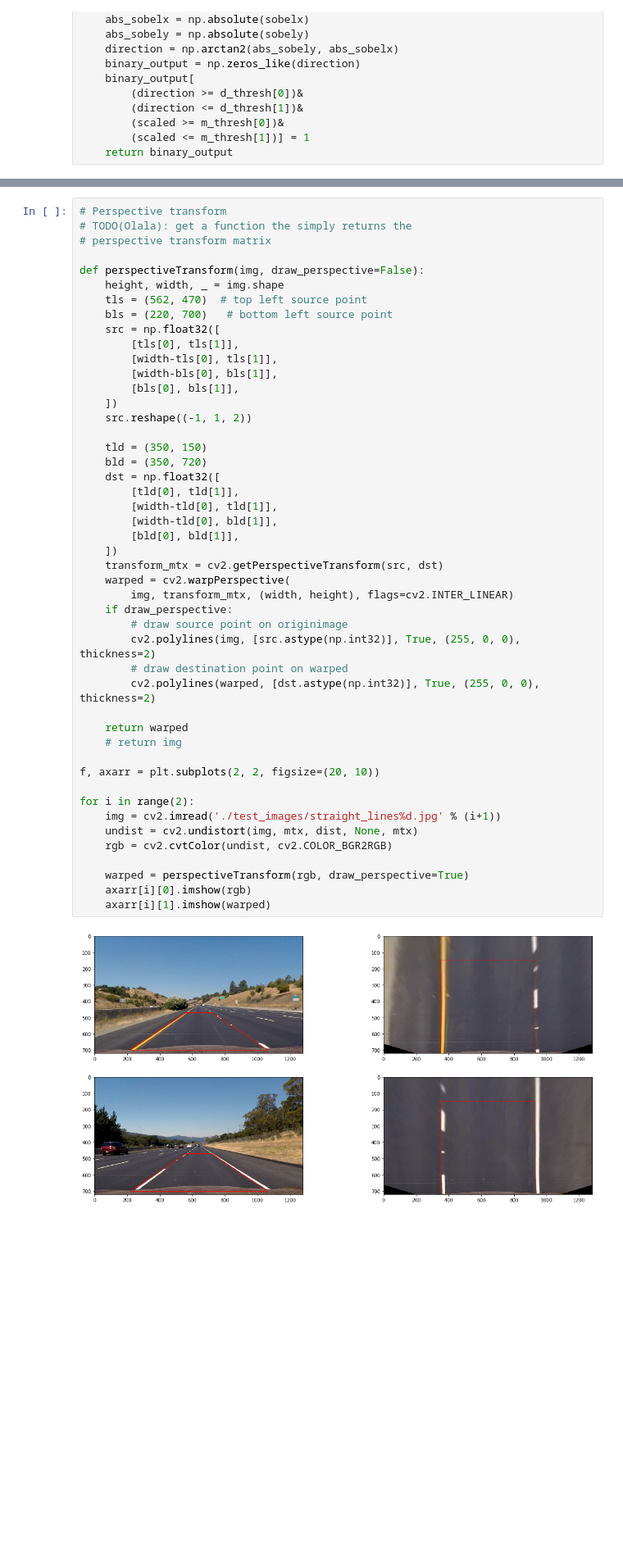
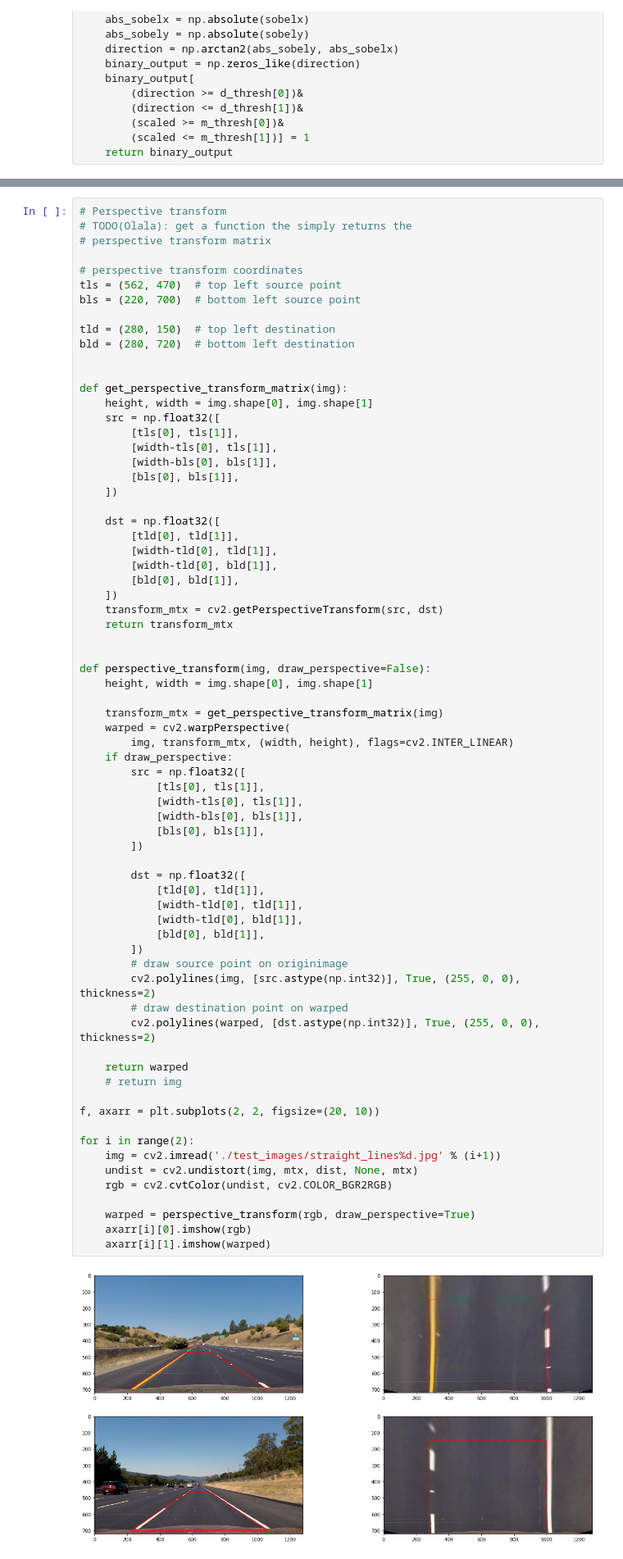
Before and after one commit to coswang1120/CarND-Advanced-Lane-Lines, a Jupyter notebook: P4.ipynb, the cells around one changed output, grey strips where cells are left out. Shown at 82% size. Saved outputs shown, nothing was run; the diff lists cells and outputs as text; blank space fills up the shorter version.

```diff
--- a/P4.ipynb
+++ b/P4.ipynb
@@ -144,47 +155,70 @@ interact(thresholding)
 # TODO(Olala): get a function the simply returns the
 # perspective transform matrix
 
-def perspectiveTransform(img, draw_perspective=False):
-    height, width, _ = img.shape
-    tls = (562, 470)  # top left source point
-    bls = (220, 700)   # bottom left source point
+# perspective transform coordinates
+tls = (562, 470)  # top left source point
+bls = (220, 700)  # bottom left source point
+
+tld = (280, 150)  # top left destination
+bld = (280, 720)  # bottom left destination
+
+
+def get_perspective_transform_matrix(img):
+    height, width = img.shape[0], img.shape[1]
     src = np.float32([
         [tls[0], tls[1]],
         [width-tls[0], tls[1]],
         [width-bls[0], bls[1]],
         [bls[0], bls[1]],
     ])
-    src.reshape((-1, 1, 2))
 
-    tld = (350, 150)
-    bld = (350, 720)
     dst = np.float32([
         [tld[0], tld[1]],
         [width-tld[0], tld[1]],
         [width-tld[0], bld[1]],
         [bld[0], bld[1]],
     ])
     transform_mtx = cv2.getPerspectiveTransform(src, dst)
+    return transform_mtx
+
+
+def perspective_transform(img, draw_perspective=False):
+    height, width = img.shape[0], img.shape[1]
+
+    transform_mtx = get_perspective_transform_matrix(img)
     warped = cv2.warpPerspective(
         img, transform_mtx, (width, height), flags=cv2.INTER_LINEAR)
     if draw_perspective:
+        src = np.float32([
+            [tls[0], tls[1]],
+            [width-tls[0], tls[1]],
+            [width-bls[0], bls[1]],
+            [bls[0], bls[1]],
+        ])
+
+        dst = np.float32([
+            [tld[0], tld[1]],
+            [width-tld[0], tld[1]],
+            [width-tld[0], bld[1]],
+            [bld[0], bld[1]],
+        ])
         # draw source point on originimage
         cv2.polylines(img, [src.astype(np.int32)], True, (255, 0, 0), thickness=2)
         # draw destination point on warped
         cv2.polylines(warped, [dst.astype(np.int32)], True, (255, 0, 0), thickness=2)
 
     return warped
     # return img
 
 f, axarr = plt.subplots(2, 2, figsize=(20, 10))
 
 for i in range(2):
     img = cv2.imread('./test_images/straight_lines%d.jpg' % (i+1))
     undist = cv2.undistort(img, mtx, dist, None, mtx)
     rgb = cv2.cvtColor(undist, cv2.COLOR_BGR2RGB)
 
-    warped = perspectiveTransform(rgb, draw_perspective=True)
+    warped = perspective_transform(rgb, draw_perspective=True)
     axarr[i][0].imshow(rgb)
     axarr[i][1].imshow(warped)
 # %% [output]
-[figure, old version]
+[figure, new version]
```
Also changed, not shown: parts of 4 cells of this notebook.
